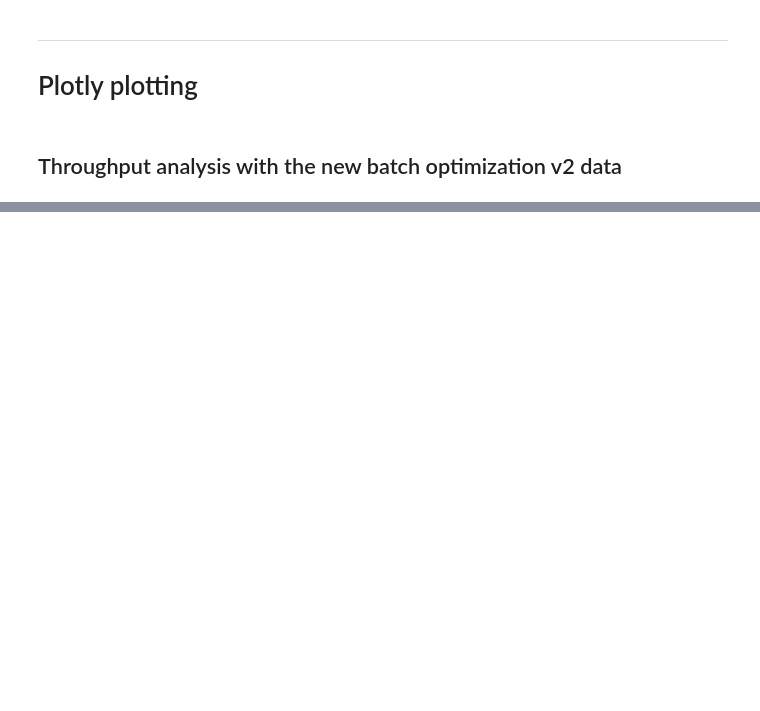
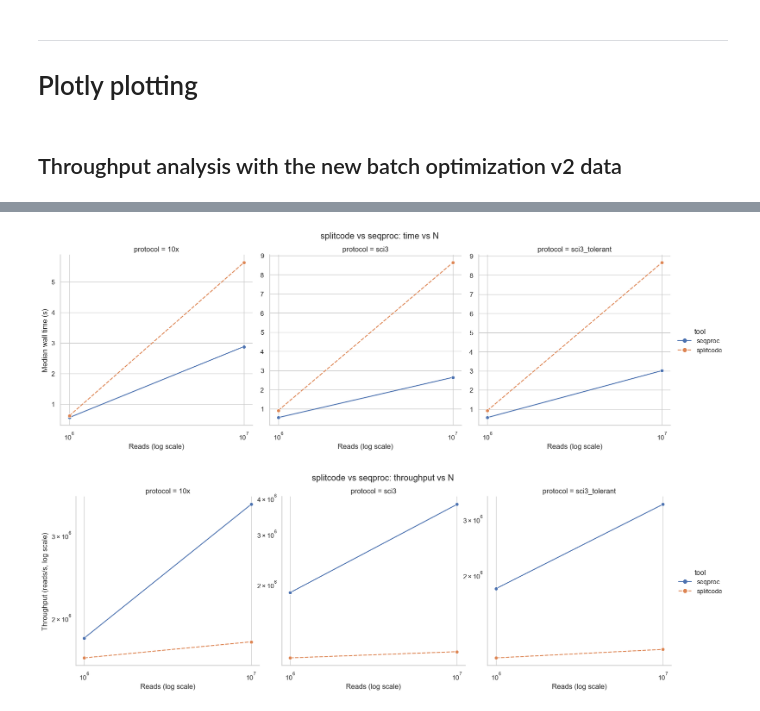
Before and after one commit to COMBINE-lab/seqproc, a Jupyter notebook: compare.ipynb, the cells around one changed output, grey strips where cells are left out. Cells and saved outputs as stored; diff of their text form; code cells hidden in the pictures; blank space fills up the shorter version.

Commit message:
saving off my data before a new run.

```diff
--- a/compare.ipynb
+++ b/compare.ipynb
@@ -1032,3 +1044,74 @@ fig.update_layout(
     title=f"Mean throughput heatmap (run_size={run_sizes[0]})",
 )
 fig.show()
+# %%
+# --- splitcode vs seqproc comparison from split_vs_seqproc_times.csv ---
+import pandas as pd
+import seaborn as sns
+import matplotlib.pyplot as plt
+
+# Load combined benchmark CSV produced by run_splitcode_seqproc_benchmarks.py
+csv_path = "split_vs_seqproc_times_all.csv"
+df_tools = pd.read_csv(csv_path)
+
+# Aggregate in case there are multiple rows per (tool, protocol, N, threads)
+df_tools_agg = (
+    df_tools.groupby(["tool", "protocol", "run_size", "threads"], as_index=False)["time_mid_seconds"]
+    .mean()
+)
+
+# Throughput (reads per second)
+df_tools_agg["throughput_rps"] = df_tools_agg["run_size"] / df_tools_agg["time_mid_seconds"]
+
+display(df_tools_agg.sort_values(["protocol", "run_size", "tool"]))
+
+sns.set(style="whitegrid")
+
+# Time vs N (per protocol, comparing tools)
+g_time = sns.relplot(
+    data=df_tools_agg,
+    x="run_size",
+    y="time_mid_seconds",
+    hue="tool",
+    style="tool",
+    col="protocol",
+    kind="line",
+    marker="o",
+    facet_kws={"sharex": False, "sharey": False},
+)
+g_time.set(xscale="log")
+g_time.set_axis_labels("Reads (log scale)", "Median wall time (s)")
+g_time.fig.suptitle("splitcode vs seqproc: time vs N", y=1.03)
+plt.show()
+
+# Throughput vs N (per protocol, comparing tools)
+g_thr = sns.relplot(
+    data=df_tools_agg,
+    x="run_size",
+    y="throughput_rps",
+    hue="tool",
+    style="tool",
+    col="protocol",
+    kind="line",
+    marker="o",
+    facet_kws={"sharex": False, "sharey": False},
+)
+g_thr.set(xscale="log", yscale="log")
+g_thr.set_axis_labels("Reads (log scale)", "Throughput (reads/s, log scale)")
+g_thr.fig.suptitle("splitcode vs seqproc: throughput vs N", y=1.03)
+plt.show()
+
+# Speedup table: seqproc_time / splitcode_time (>1 => splitcode faster)
+speed = (
+    df_tools_agg.pivot_table(
+        index=["protocol", "run_size", "threads"],
+        columns="tool",
+        values="time_mid_seconds",
+    )
+    .rename_axis(columns=None)
+)
+if {"seqproc", "splitcode"}.issubset(speed.columns):
+    speed["seqproc_over_splitcode"] = speed["seqproc"] / speed["splitcode"]
+
+display(speed.sort_index())
+# %% [output]
@@ -1034,0 +1131,2 @@ fig.show()
+[figure, added]
+[figure, added]
```
Also changed, not shown: parts of 14 cells of this notebook.
